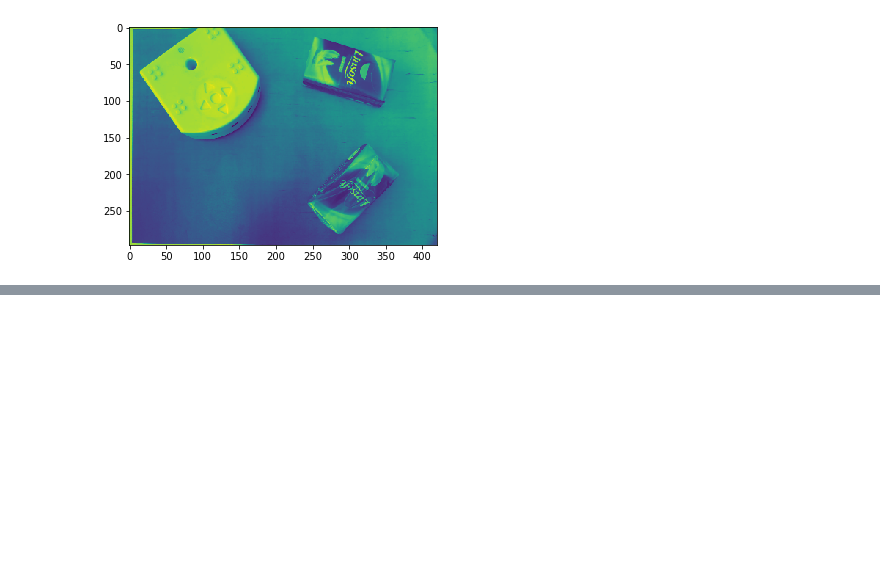
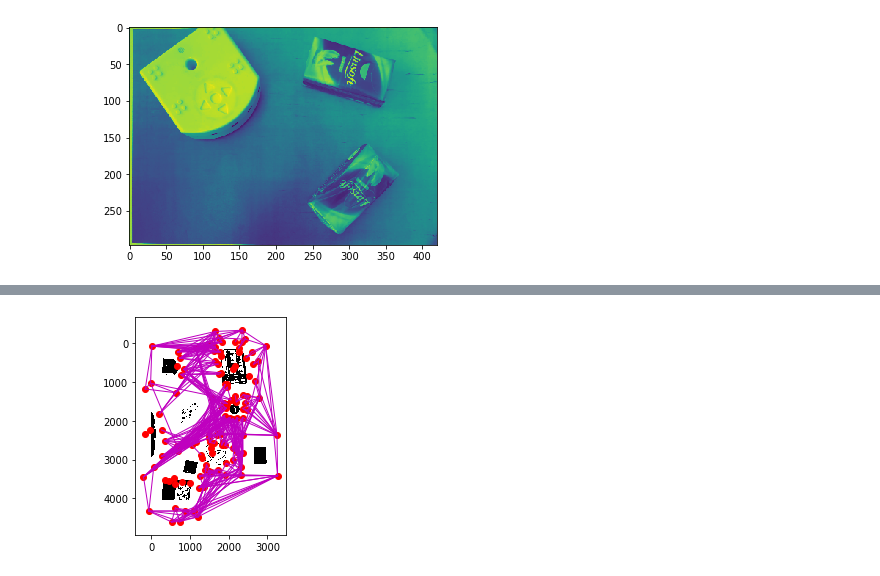
Before and after one commit to RaphLins/basics_of_MB_project, a Jupyter notebook: path_planning_A_star.ipynb, the cells around one changed output, grey strips where cells are left out. Saved outputs shown, nothing was run; the diff lists cells and outputs as text; code cells hidden in the pictures; blank space fills up the shorter version.

```diff
--- a/path_planning_A_star.ipynb
+++ b/path_planning_A_star.ipynb
@@ -197,0 +205,9 @@ for node in graph:
+# %%
+plt.imshow(threshold, cmap='Greys')
+
+graph = Graph(way_points)
+
+for node in graph.nodes:
+    node.plot()
+# %% [output]
+[figure, added]
```
Also changed, not shown: parts of 8 cells of this notebook.
